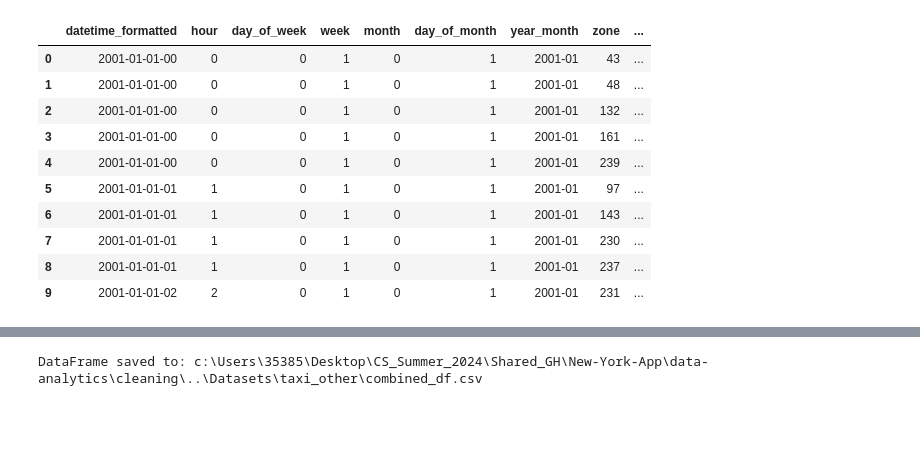
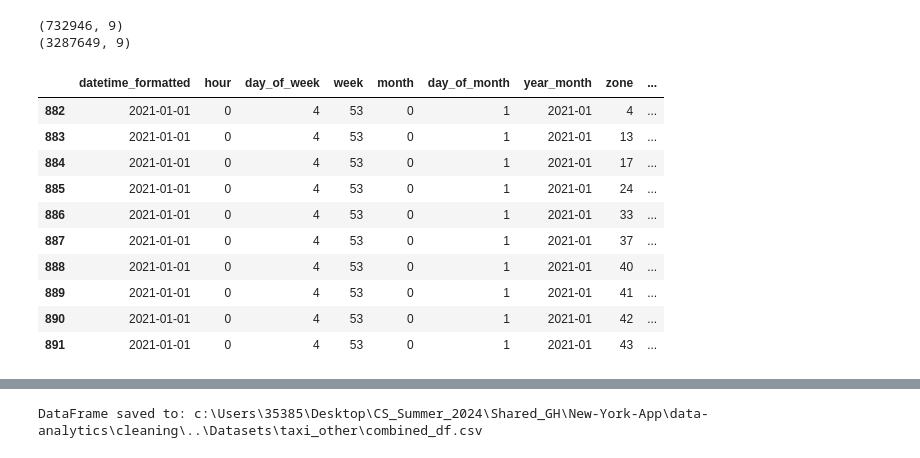
Before and after one commit to DR7439/New-York-App, a Jupyter notebook: data-analytics/cleaning/taxi_cleaning_pipeline.ipynb, the cells around one changed output, grey strips where cells are left out. Saved outputs shown, nothing was run; the diff lists cells and outputs as text; code cells hidden in the pictures; blank space fills up the shorter version.

```diff
--- a/data-analytics/cleaning/taxi_cleaning_pipeline.ipynb
+++ b/data-analytics/cleaning/taxi_cleaning_pipeline.ipynb
@@ -642,0 +797,20 @@ memory usage: 143.5+ MB
+# %%
+def calculate_zone_busy_in_chunks(df, chunk_size=10**6):
+    """Main function to calculate zone busy data in chunks."""
+    zone_busy_list = []
+
+    for chunk in chunk_dataframe(df, chunk_size):
+        combined_data = process_chunk(chunk)
+        zone_busy_chunk = group_data(combined_data)
+        zone_busy_list.append(zone_busy_chunk)
+
+    # Concatenate all the chunk results
+    zone_busy_df = pd.concat(zone_busy_list, ignore_index=True)
+
+    # Final grouping to combine all the chunks
+    zone_busy_df = group_data(zone_busy_df)
+
+    return zone_busy_df
+# %%
+yellow_reformat = calculate_zone_busy_in_chunks(yellow_final_cleaned)
+print(yellow_reformat)
@@ -642,0 +856,16 @@ memory usage: 143.5+ MB
+# %%
+start_date = '2021-01-01'
+end_date = '2024-04-01'
+
+# Function to filter dates within the specified range
+def filter_dates(df):
+    # Convert 'datetime_formatted' to datetime format
+    df['datetime_formatted'] = pd.to_datetime(df['datetime_formatted'], format='%Y-%m-%d-%H')
+
+    # Filter the DataFrame to include only the dates within the specified range
+    filtered_df = df[(df['datetime_formatted'] >= start_date) & (df['datetime_formatted'] <= end_date)]
+
+    return filtered_df
+# %%
+yellow_reformat = filter_dates(yellow_reformat)
+yellow_reformat
@@ -643,14 +924,20 @@ memory usage: 143.5+ MB
+# %%
+print(green_reformat.shape)
+print(yellow_reformat.shape)
+# %% [output]
+(732946, 9)
+(3287649, 9)
 # %%
-combined_df.head(10)
+yellow_reformat.head(10)
 # %% [output]
 |  | datetime_formatted | hour | day_of_week | week | month | day_of_month | year_month | zone | ... |
-| 0 | 2001-01-01-00 | 0 | 0 | 1 | 0 | 1 | 2001-01 | 43 | ... |
-| 1 | 2001-01-01-00 | 0 | 0 | 1 | 0 | 1 | 2001-01 | 48 | ... |
-| 2 | 2001-01-01-00 | 0 | 0 | 1 | 0 | 1 | 2001-01 | 132 | ... |
-| 3 | 2001-01-01-00 | 0 | 0 | 1 | 0 | 1 | 2001-01 | 161 | ... |
-| 4 | 2001-01-01-00 | 0 | 0 | 1 | 0 | 1 | 2001-01 | 239 | ... |
-| 5 | 2001-01-01-01 | 1 | 0 | 1 | 0 | 1 | 2001-01 | 97 | ... |
-| 6 | 2001-01-01-01 | 1 | 0 | 1 | 0 | 1 | 2001-01 | 143 | ... |
-| 7 | 2001-01-01-01 | 1 | 0 | 1 | 0 | 1 | 2001-01 | 230 | ... |
-| 8 | 2001-01-01-01 | 1 | 0 | 1 | 0 | 1 | 2001-01 | 237 | ... |
-| 9 | 2001-01-01-02 | 2 | 0 | 1 | 0 | 1 | 2001-01 | 231 | ... |
+| 882 | 2021-01-01 | 0 | 4 | 53 | 0 | 1 | 2021-01 | 4 | ... |
+| 883 | 2021-01-01 | 0 | 4 | 53 | 0 | 1 | 2021-01 | 13 | ... |
+| 884 | 2021-01-01 | 0 | 4 | 53 | 0 | 1 | 2021-01 | 17 | ... |
+| 885 | 2021-01-01 | 0 | 4 | 53 | 0 | 1 | 2021-01 | 24 | ... |
+| 886 | 2021-01-01 | 0 | 4 | 53 | 0 | 1 | 2021-01 | 33 | ... |
+| 887 | 2021-01-01 | 0 | 4 | 53 | 0 | 1 | 2021-01 | 37 | ... |
+| 888 | 2021-01-01 | 0 | 4 | 53 | 0 | 1 | 2021-01 | 40 | ... |
+| 889 | 2021-01-01 | 0 | 4 | 53 | 0 | 1 | 2021-01 | 41 | ... |
+| 890 | 2021-01-01 | 0 | 4 | 53 | 0 | 1 | 2021-01 | 42 | ... |
+| 891 | 2021-01-01 | 0 | 4 | 53 | 0 | 1 | 2021-01 | 43 | ... |
```
Also changed, not shown: parts of 50 cells of this notebook, 2 other files.
